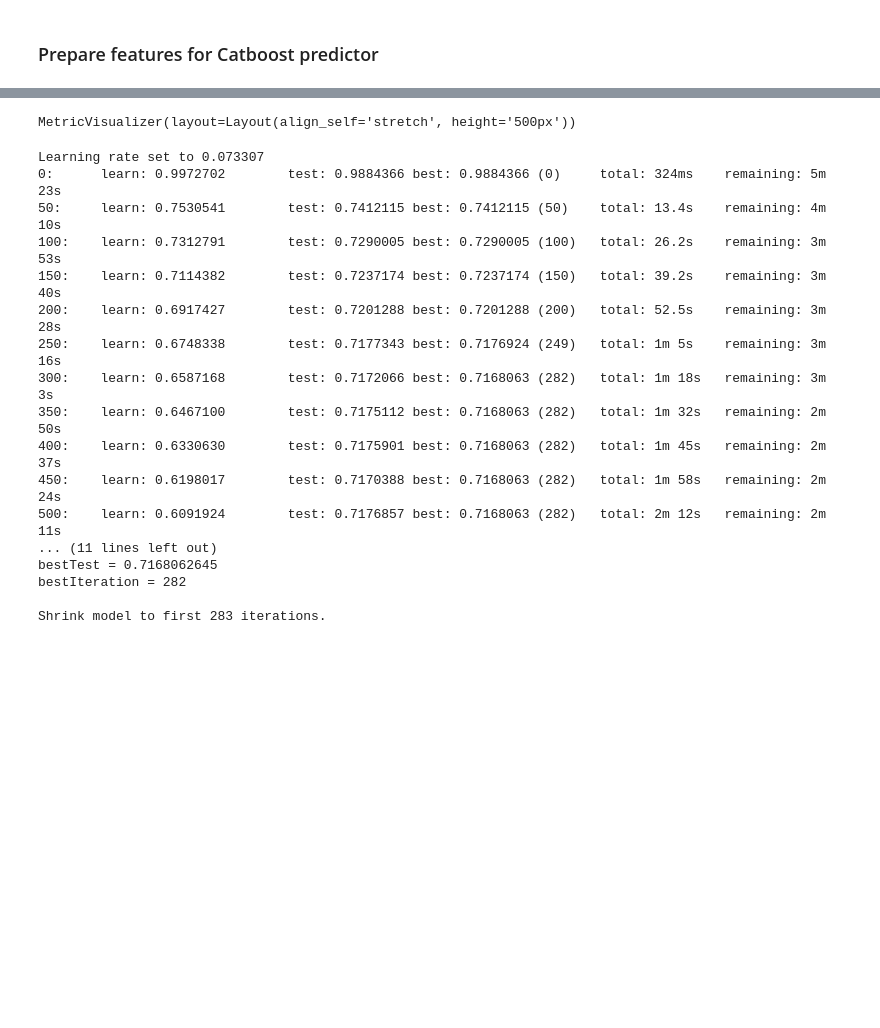
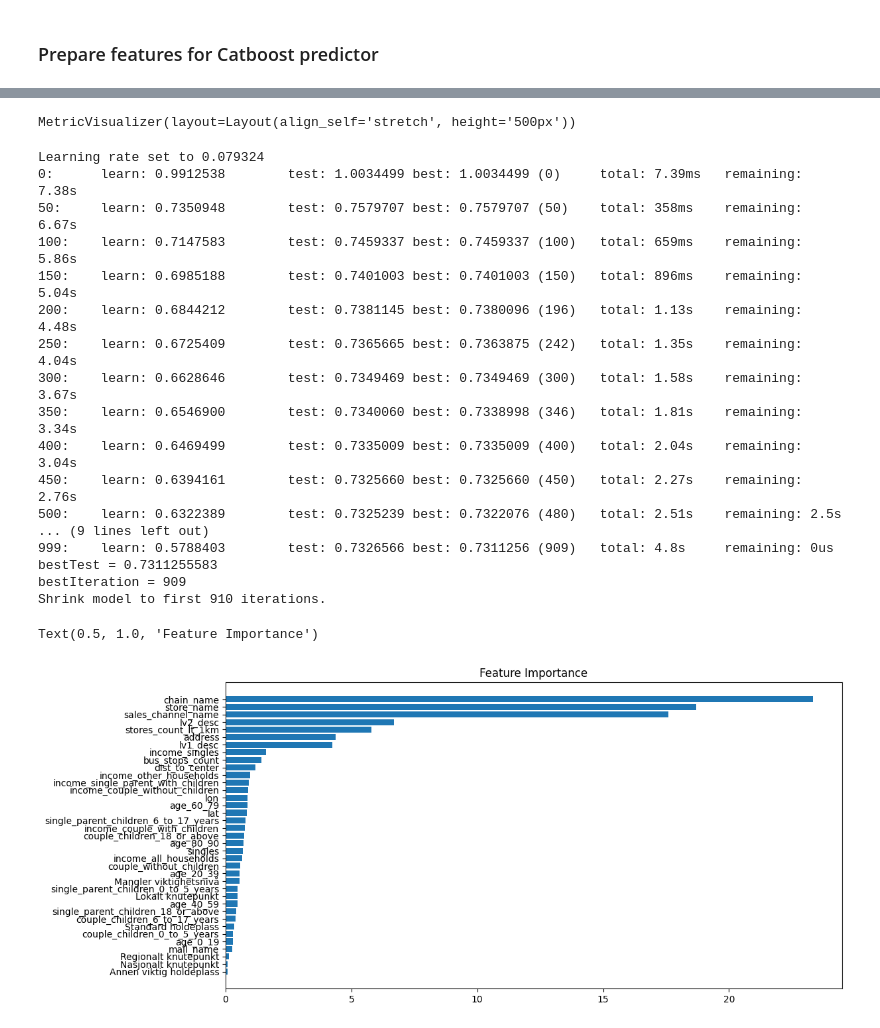
Before and after one commit to kasparpg/maskinprosjekt, a Jupyter notebook: main.ipynb, the cells around one changed output, grey strips where cells are left out. Cells and saved outputs as stored; diff of their text form; code cells hidden in the pictures; blank space fills up the shorter version.

```diff
--- a/main.ipynb
+++ b/main.ipynb
@@ -137,14 +144,6 @@ Cleaned out 127 out of 12859 rows.
 # Feature generation
 # %%
 def generate_features(df: pd.DataFrame, data_origin: str, predictor: str = ''):
-    age_ranges = [
-        (0, 19),
-        (20, 39),
-        (40, 59),
-        (60, 79),
-        (80, 90),
-    ]
-
     # Define datasets to be merged
     age_groups_merge = group_ages(age, age_ranges)
     spatial_merge = spatial_2016.drop(columns=['year'])
@@ -157,6 +156,7 @@ def generate_features(df: pd.DataFrame, data_origin: str, predictor: str = ''):
     # Merge datasets
     df = df.merge(age_groups_merge, on='grunnkrets_id', how='left')
     df = df.merge(spatial_merge, on='grunnkrets_id', how='left')
+    df = df.merge(muni_avg_revenue, on='municipality_name', how='left')
     df = df.merge(income_merge, on='grunnkrets_id', how='left')
     df = df.merge(households_merge, on='grunnkrets_id', how='left')
     df = df.merge(plaace_merge, how='left')
@@ -164,9 +164,9 @@ def generate_features(df: pd.DataFrame, data_origin: str, predictor: str = ''):
     df = df.merge(stores_vicinity_merge, on='store_id', how='left')
     df = add_city_centre_dist(df).drop(columns=['lon_center', 'lat_center'])
 
-    #Impute NaNs from spatial
-    if sum(df["grunnkrets_name"].isnull()):
-        df["grunnkrets_name"].fillna("Ukjent grunnkrets")
+    # #Impute NaNs from spatial
+    # if sum(df["grunnkrets_name"].isnull()):
+    #     df["grunnkrets_name"].fillna("Ukjent grunnkrets")
 
     # Transformations
     df.stores_count_lt_1km = df.stores_count_lt_1km.apply(np.log)
@@ -374,7 +354,8 @@ non_tunable_params = {
     'objective': 'RMSE',
     'eval_metric': 'RMSE',
     'task_type': 'GPU' if gpu_count else 'CPU',
-    'devices': f'0:{gpu_count}'
+    'devices': f'0:{gpu_count}',
+    'random_seed': SEED
 }
 
 def objective(trial: optuna.Trial) -> float:
@@ -383,7 +364,8 @@ def objective(trial: optuna.Trial) -> float:
         'boosting_type': trial.suggest_categorical('boosting_type', ['Ordered', 'Plain']),
         'bootstrap_type': trial.suggest_categorical('bootstrap_type', ['Bayesian', 'Bernoulli', 'MVS']),
         # 'iterations': trial.suggest_int('iterations', 1000, 2000),
-        # 'l2_leaf_reg': trial.suggest_float('l2_leaf_reg', 2, 4),
+        'l2_leaf_reg': trial.suggest_float('l2_leaf_reg', 2, 6),
+        # 'learning_rate': trial.suggest_categorical('learning_rate', 0.1, 0.5)
     }
 
     if tunable_params['bootstrap_type'] == 'Bayesian':
@@ -391,7 +373,7 @@ def objective(trial: optuna.Trial) -> float:
     elif tunable_params['bootstrap_type'] == 'Bernoulli':
         tunable_params['subsample'] = trial.suggest_float('subsample', 0.1, 1, log=True)
 
-    cbr = cb.CatBoostRegressor(**non_tunable_params, **tunable_params)
+    cbr = cb.CatBoostRegressor(**non_tunable_params, **tunable_params, early_stopping_rounds=100)
     cbr.fit(
         train_pool,
         eval_set=[(X_val, y_val)],
@@ -411,7 +393,7 @@ def tuned_hyperparameters():
         pruner=optuna.pruners.MedianPruner(n_warmup_steps=5),
         direction='minimize'
     )
-    study.optimize(objective, n_trials=100, timeout=900, show_progress_bar=True)
+    study.optimize(objective, n_trials=100, timeout=900)
 
     print('Number of finished trials: {}'.format(len(study.trials)))
 
@@ -426,5 +408,4 @@ def tuned_hyperparameters():
 
 
 tuned_params = tuned_hyperparameters()
-# tuned_params = {'depth': 9, 'boosting_type': 'Plain', 'bootstrap_type': 'Bernoulli', 'subsample': 0.7494756089749968}
 # %% [output]
@@ -449,32 +429,44 @@ Params:
 # %%
 # Slower, but due to an issue with Catboost, training on the CPU often yields a better result than on the GPU
-non_tunable_params['task_type'] = 'CPU'
+# non_tunable_params['task_type'] = 'CPU'
+
+# tuned_params = {'depth': 6, 'boosting_type': 'Plain', 'bootstrap_type': 'Bayesian', 'bagging_temperature': 0.03251749341592476}
 
 model = cb.CatBoostRegressor(**non_tunable_params, **tuned_params, iterations=1000)
-model.fit(train_pool, eval_set=valid_pool, verbose=50, plot=True, early_stopping_rounds=20)
+model.fit(train_pool, eval_set=valid_pool, verbose=50, plot=True, early_stopping_rounds=100)
 
 y_pred = np.expm1(model.predict(X_test))
 submission['predicted'] = y_pred
 submission.to_csv('submissions/submission.csv', index=False)
 # %% [output]
 MetricVisualizer(layout=Layout(align_self='stretch', height='500px'))
-Learning rate set to 0.073307
-0:      learn: 0.9972702        test: 0.9884366 best: 0.9884366 (0)     total: 324ms    remaining: 5m 23s
-50:     learn: 0.7530541        test: 0.7412115 best: 0.7412115 (50)    total: 13.4s    remaining: 4m 10s
-100:    learn: 0.7312791        test: 0.7290005 best: 0.7290005 (100)   total: 26.2s    remaining: 3m 53s
-150:    learn: 0.7114382        test: 0.7237174 best: 0.7237174 (150)   total: 39.2s    remaining: 3m 40s
-200:    learn: 0.6917427        test: 0.7201288 best: 0.7201288 (200)   total: 52.5s    remaining: 3m 28s
-250:    learn: 0.6748338        test: 0.7177343 best: 0.7176924 (249)   total: 1m 5s    remaining: 3m 16s
-300:    learn: 0.6587168        test: 0.7172066 best: 0.7168063 (282)   total: 1m 18s   remaining: 3m 3s
-350:    learn: 0.6467100        test: 0.7175112 best: 0.7168063 (282)   total: 1m 32s   remaining: 2m 50s
-400:    learn: 0.6330630        test: 0.7175901 best: 0.7168063 (282)   total: 1m 45s   remaining: 2m 37s
-450:    learn: 0.6198017        test: 0.7170388 best: 0.7168063 (282)   total: 1m 58s   remaining: 2m 24s
-500:    learn: 0.6091924        test: 0.7176857 best: 0.7168063 (282)   total: 2m 12s   remaining: 2m 11s
-... (11 lines left out)
-bestTest = 0.7168062645
-bestIteration = 282
-
-Shrink model to first 283 iterations.
+Learning rate set to 0.079324
+0:      learn: 0.9912538        test: 1.0034499 best: 1.0034499 (0)     total: 7.39ms   remaining: 7.38s
+50:     learn: 0.7350948        test: 0.7579707 best: 0.7579707 (50)    total: 358ms    remaining: 6.67s
+100:    learn: 0.7147583        test: 0.7459337 best: 0.7459337 (100)   total: 659ms    remaining: 5.86s
+150:    learn: 0.6985188        test: 0.7401003 best: 0.7401003 (150)   total: 896ms    remaining: 5.04s
+200:    learn: 0.6844212        test: 0.7381145 best: 0.7380096 (196)   total: 1.13s    remaining: 4.48s
+250:    learn: 0.6725409        test: 0.7365665 best: 0.7363875 (242)   total: 1.35s    remaining: 4.04s
+300:    learn: 0.6628646        test: 0.7349469 best: 0.7349469 (300)   total: 1.58s    remaining: 3.67s
+350:    learn: 0.6546900        test: 0.7340060 best: 0.7338998 (346)   total: 1.81s    remaining: 3.34s
+400:    learn: 0.6469499        test: 0.7335009 best: 0.7335009 (400)   total: 2.04s    remaining: 3.04s
+450:    learn: 0.6394161        test: 0.7325660 best: 0.7325660 (450)   total: 2.27s    remaining: 2.76s
+500:    learn: 0.6322389        test: 0.7325239 best: 0.7322076 (480)   total: 2.51s    remaining: 2.5s
+... (9 lines left out)
+999:    learn: 0.5788403        test: 0.7326566 best: 0.7311256 (909)   total: 4.8s     remaining: 0us
+bestTest = 0.7311255583
+bestIteration = 909
+Shrink model to first 910 iterations.
+# %%
+feature_importance = model.feature_importances_
+sorted_idx = np.argsort(feature_importance)
+fig = plt.figure(figsize=(12, 6))
+plt.barh(range(len(sorted_idx)), feature_importance[sorted_idx], align='center')
+plt.yticks(range(len(sorted_idx)), np.array(X_test.columns)[sorted_idx])
+plt.title('Feature Importance')
+# %% [output]
+Text(0.5, 1.0, 'Feature Importance')
+[figure, added]
 # %%
 model.save_model(f'models/{model.best_score_["validation"]["RMSE"]:.5f}')
 # %%
```
Also changed, not shown: parts of 8 cells of this notebook, 16 other files.
